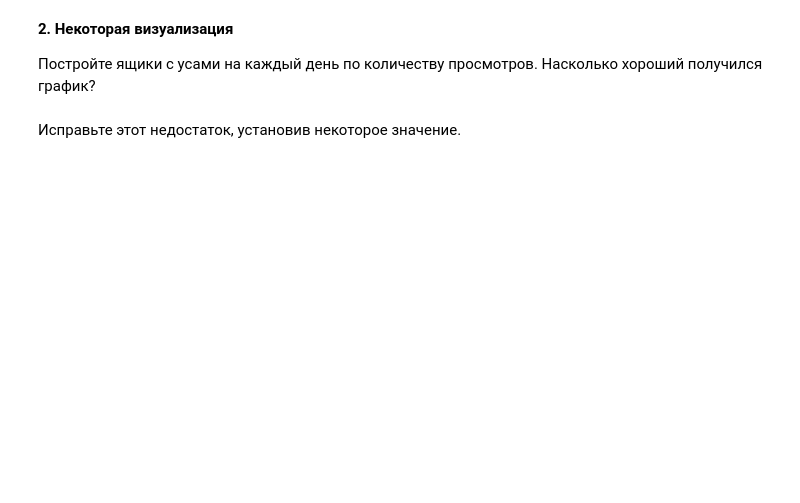
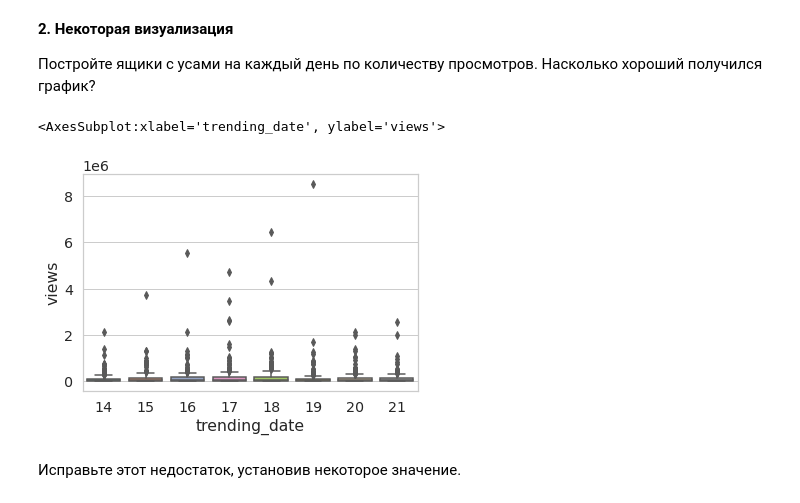
Before and after one commit to InversionSpaces/mipt-stats, a Jupyter notebook: task2.ipynb, the cells around one changed output. Drawn from its saved outputs; the diff is of its cells as text; code cells hidden in the pictures; blank space fills up the shorter version.

```diff
--- a/task2.ipynb
+++ b/task2.ipynb
@@ -290,0 +300,6 @@ plt.show()
+# %%
+df = pd.read_csv("RUvideos_short.csv")
+df["trending_date"] = pd.to_datetime(
+    df["trending_date"], format="%y.%d.%m"
+)
+df.head()
@@ -302,0 +323,4 @@ plt.show()
+# %%
+df = df[["trending_date", "category_id", "views", "likes", "dislikes", "comment_count"]]
+df["trending_date"] = df["trending_date"].map(lambda d: d.day)
+df.head()
@@ -309,2 +338,7 @@ plt.show()
+# %%
+sns.boxplot(x="trending_date", y="views", data=df)
+# %% [output]
+<AxesSubplot:xlabel='trending_date', ylabel='views'>
+[figure, added]
 # %% [markdown]
 Исправьте этот недостаток, установив некоторое значение.
```
Also changed, not shown: parts of 22 cells of this notebook.
